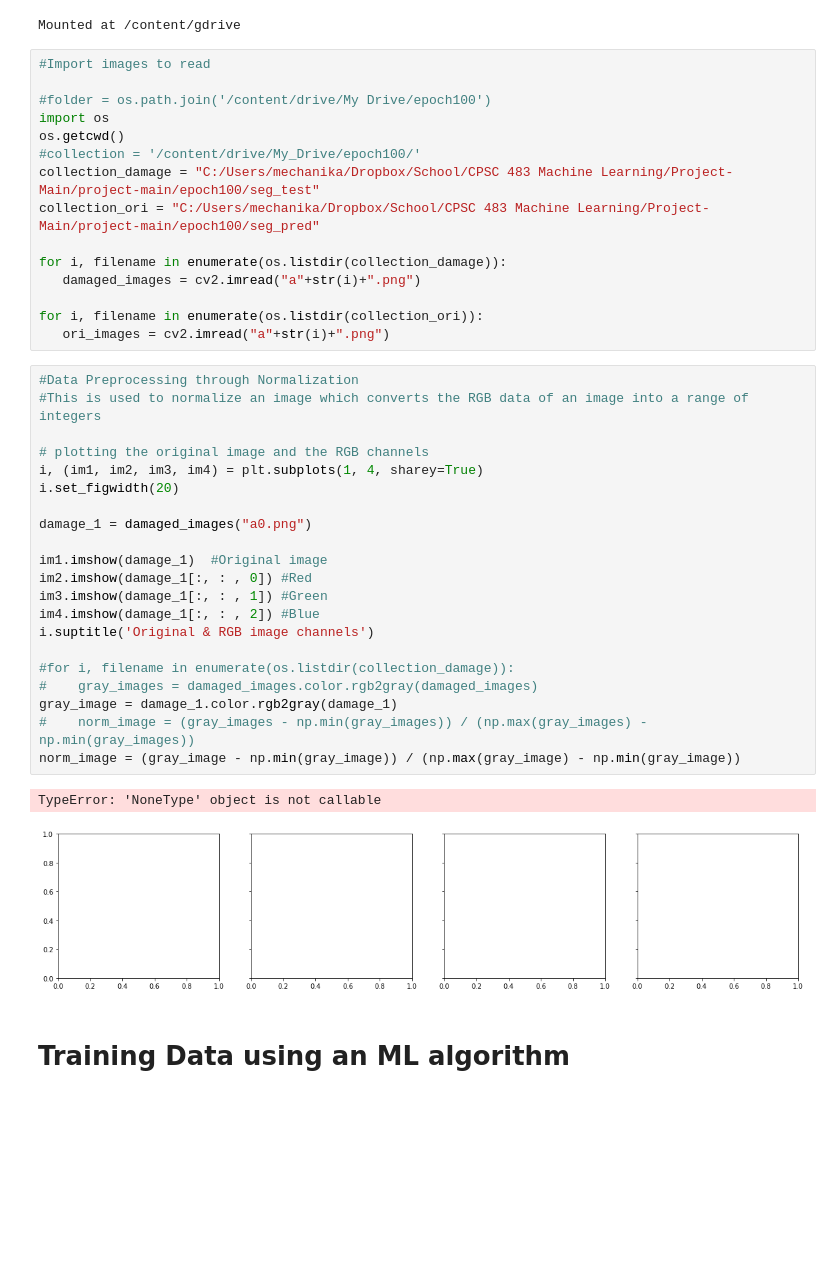
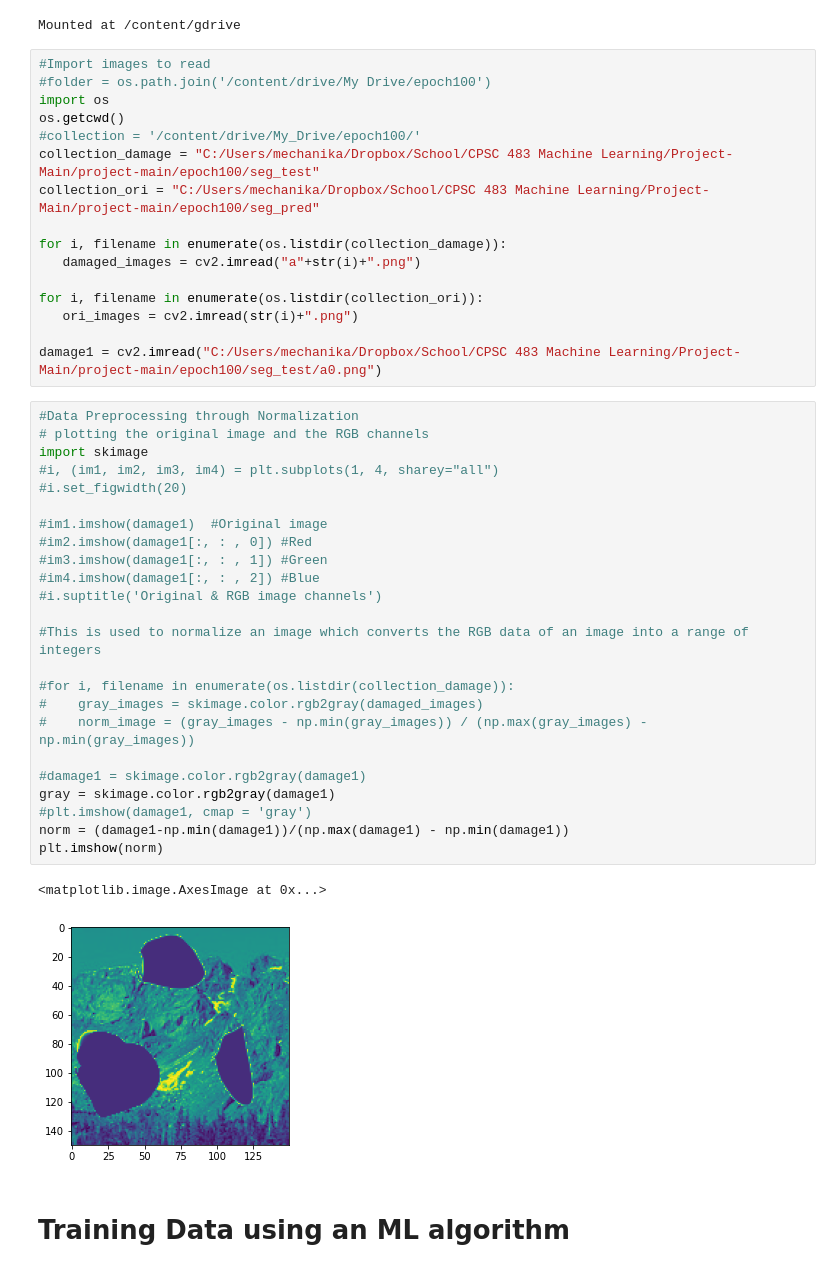
Before and after one commit to rkcho317/CPSC483Proj-Main, a Jupyter notebook: Project483_RepairImage.ipynb, the cells around one changed output. Drawn from its saved outputs; the diff is of its cells as text; blank space fills up the shorter version.

Commit message:
data preprocessing done, moving onto clustering

```diff
--- a/Project483_RepairImage.ipynb
+++ b/Project483_RepairImage.ipynb
@@ -18,7 +19,6 @@ from skimage import io
 Mounted at /content/gdrive
 # %%
 #Import images to read
-
 #folder = os.path.join('/content/drive/My Drive/epoch100')
 import os
 os.getcwd()
@@ -30,31 +30,36 @@ for i, filename in enumerate(os.listdir(collection_damage)):
    damaged_images = cv2.imread("a"+str(i)+".png")
 
 for i, filename in enumerate(os.listdir(collection_ori)):
-   ori_images = cv2.imread("a"+str(i)+".png")
+   ori_images = cv2.imread(str(i)+".png")
+
+damage1 = cv2.imread("C:/Users/mechanika/Dropbox/School/CPSC 483 Machine Learning/Project-Main/project-main/epoch100/seg_test/a0.png")
-# %%
-#Data Preprocessing through Normalization
-#This is used to normalize an image which converts the RGB data of an image into a range of integers
-
-# plotting the original image and the RGB channels
-i, (im1, im2, im3, im4) = plt.subplots(1, 4, sharey=True)
-i.set_figwidth(20)
-
-damage_1 = damaged_images("a0.png")
-
-im1.imshow(damage_1)  #Original image
-im2.imshow(damage_1[:, : , 0]) #Red
-im3.imshow(damage_1[:, : , 1]) #Green
-im4.imshow(damage_1[:, : , 2]) #Blue
-i.suptitle('Original & RGB image channels')
-
-#for i, filename in enumerate(os.listdir(collection_damage)):
-#    gray_images = damaged_images.color.rgb2gray(damaged_images)
-gray_image = damage_1.color.rgb2gray(damage_1)
-#    norm_image = (gray_images - np.min(gray_images)) / (np.max(gray_images) - np.min(gray_images))
-norm_image = (gray_image - np.min(gray_image)) / (np.max(gray_image) - np.min(gray_image))
-# %% [output]
-TypeError: 'NoneType' object is not callable
-[figure, removed]
+# %%
+#Data Preprocessing through Normalization
+# plotting the original image and the RGB channels
+import skimage
+#i, (im1, im2, im3, im4) = plt.subplots(1, 4, sharey="all")
+#i.set_figwidth(20)
+
+#im1.imshow(damage1)  #Original image
+#im2.imshow(damage1[:, : , 0]) #Red
+#im3.imshow(damage1[:, : , 1]) #Green
+#im4.imshow(damage1[:, : , 2]) #Blue
+#i.suptitle('Original & RGB image channels')
+
+#This is used to normalize an image which converts the RGB data of an image into a range of integers
+
+#for i, filename in enumerate(os.listdir(collection_damage)):
+#    gray_images = skimage.color.rgb2gray(damaged_images)
+#    norm_image = (gray_images - np.min(gray_images)) / (np.max(gray_images) - np.min(gray_images))
+
+#damage1 = skimage.color.rgb2gray(damage1)
+gray = skimage.color.rgb2gray(damage1)
+#plt.imshow(damage1, cmap = 'gray')
+norm = (damage1-np.min(damage1))/(np.max(damage1) - np.min(damage1))
+plt.imshow(norm)
+# %% [output]
+<matplotlib.image.AxesImage at 0x...>
+[figure, added]
 # %% [markdown]
 # Training Data using an ML algorithm
 # %%
```
Also changed, not shown: parts of 1 cell of this notebook.
